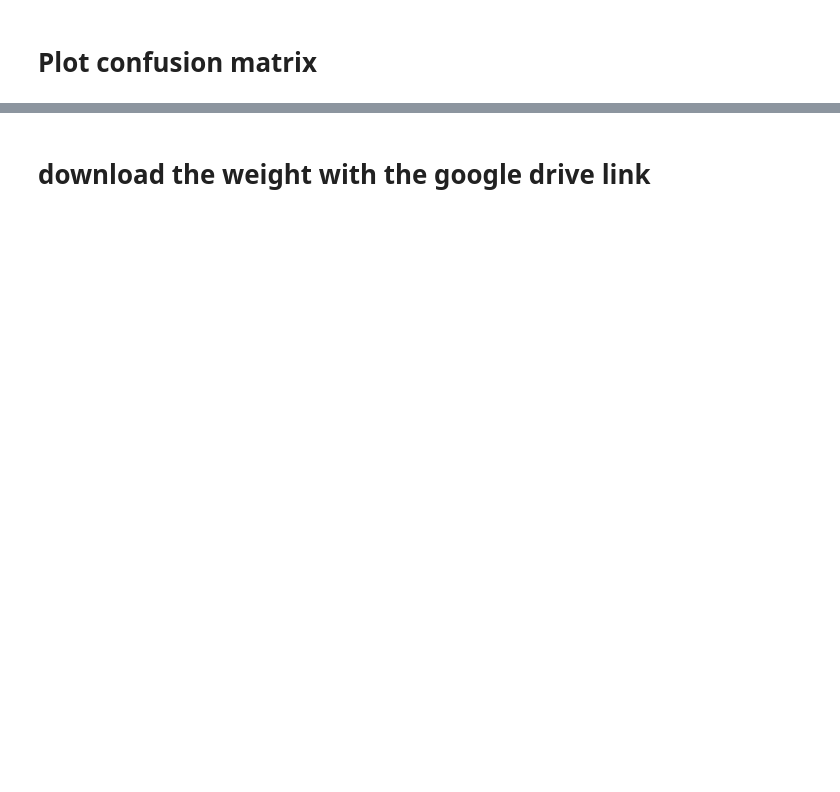
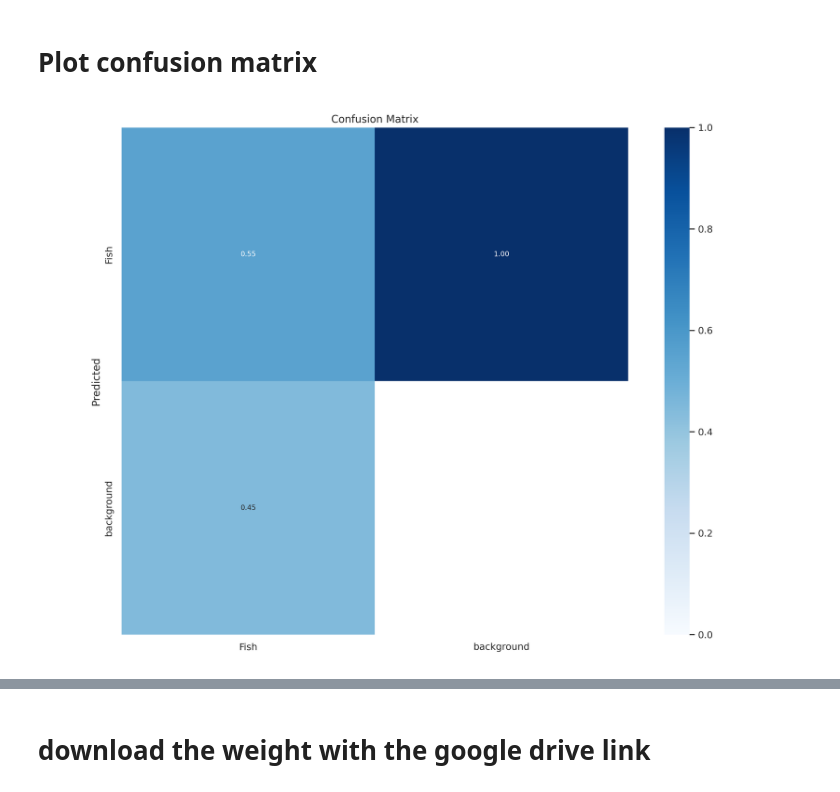
Before and after one commit to GatienVilain/Vision-and-AI-based-fish-tracker, a Jupyter notebook: FIshDetectionAndTracking.ipynb, the cells around one changed output, grey strips where cells are left out. Cells and saved outputs as stored; diff of their text form; code cells hidden in the pictures; blank space fills up the shorter version.

```diff
--- a/FIshDetectionAndTracking.ipynb
+++ b/FIshDetectionAndTracking.ipynb
@@ -151,7 +145,9 @@ RuntimeError: DataLoader worker (pid 4226) exited unexpectedly with exit code 2.
 # %% [markdown]
 # Plot confusion matrix
 # %%
-Image(filename = '/content/YOLOv8-DeepSORT-Object-Tracking/runs/detect/train2/confusion_matrix.png')
+Image(filename = '/content/FishTracking/runs/detect/train/confusion_matrix.png')
+# %% [output]
+[figure, added]
 # %%
 %cd {HOME}
 
```
Also changed, not shown: parts of 13 cells of this notebook.
